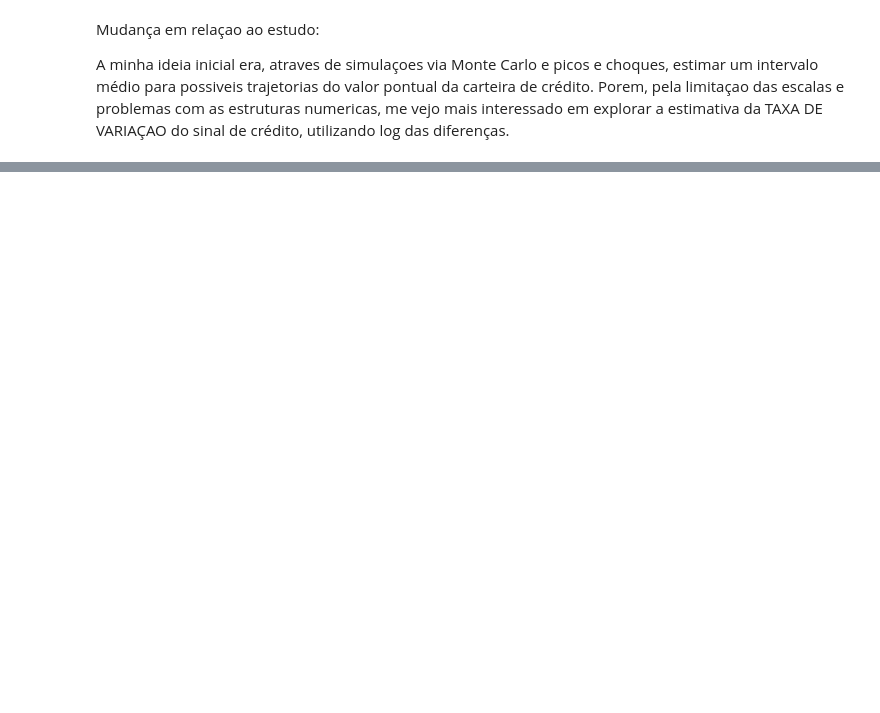
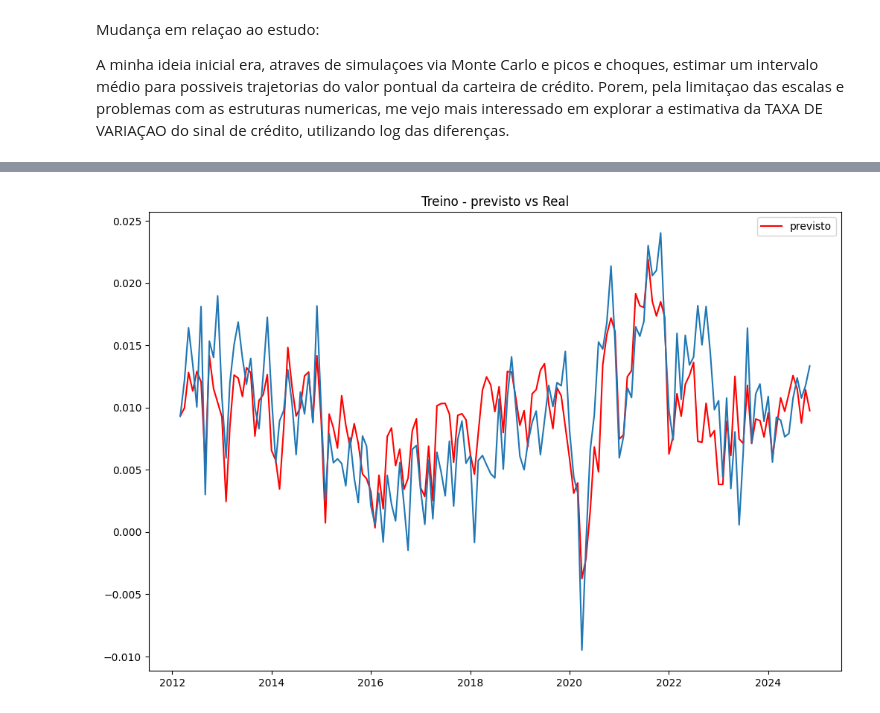
Before and after one commit to WesleySouza13/credit-portfolio-evolution, a Jupyter notebook: notebooks/modeling.ipynb, the cells around one changed output, grey strips where cells are left out. Drawn from its saved outputs; the diff is of its cells as text; code cells hidden in the pictures; blank space fills up the shorter version.

Commit message:
subindo notebook de modelagem entre outros atributos de config

```diff
--- a/notebooks/modeling.ipynb
+++ b/notebooks/modeling.ipynb
@@ -229,5 +254,9 @@ Mudança em relaçao ao estudo:
 A minha ideia inicial era, atraves de simulaçoes via Monte Carlo e picos e choques, estimar um intervalo médio para possiveis trajetorias do valor pontual da carteira de crédito. Porem, pela limitaçao das escalas e problemas com as estruturas numericas, me vejo mais interessado em explorar a estimativa da TAXA DE VARIAÇAO do sinal de crédito, utilizando log das diferenças.
 # %%
 def log_diff(data:pd.DataFrame):
-    return np.log(data).diff().dropna()
-data_diff = log_diff(df_train)
+    log=np.log(data).diff()
+    return log.fillna(log.mean())
+
+data_diff = df_train.copy()
+data_diff = log_diff(data_diff)
+data_diff
@@ -235,7 +279,7 @@ data_diff = log_diff(df_train)
 X_diff = data_diff.drop('Saldo da carteira de crédito', axis=1)
 y_diff = data_diff['Saldo da carteira de crédito']
 # %%
-wls_diff_model = WLS(y_diff, sm.add_constant(X_diff)).fit(cov_kwds={'maxlags':12}, cov_type='HAC')
+wls_diff_model = WLS(y_diff, sm.add_constant(X_diff)).fit()
 print(wls_diff_model.summary())
 # %% [output]
                                  WLS Regression Results
@@ -257,0 +324,10 @@ Notes:
+# %%
+y_pred_diff_train = wls_diff_model.predict(sm.add_constant(X_diff))
+plt.figure(figsize=(12,8))
+plt.title('Treino - previsto vs Real')
+plt.plot(y_pred_diff_train, color='red', label='previsto')
+plt.plot(y_diff)
+plt.legend()
+plt.show()
+# %% [output]
+[figure, added]
```
Also changed, not shown: parts of 56 cells of this notebook, 7 other files.
